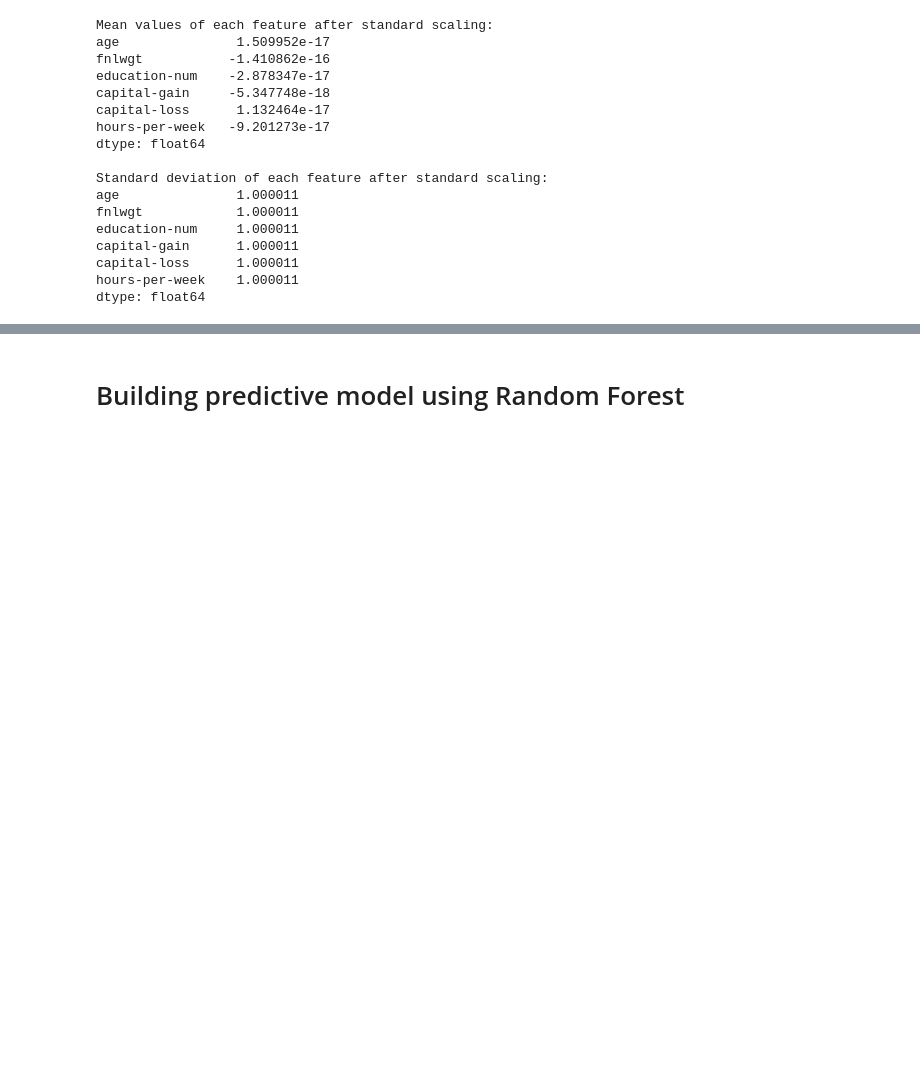
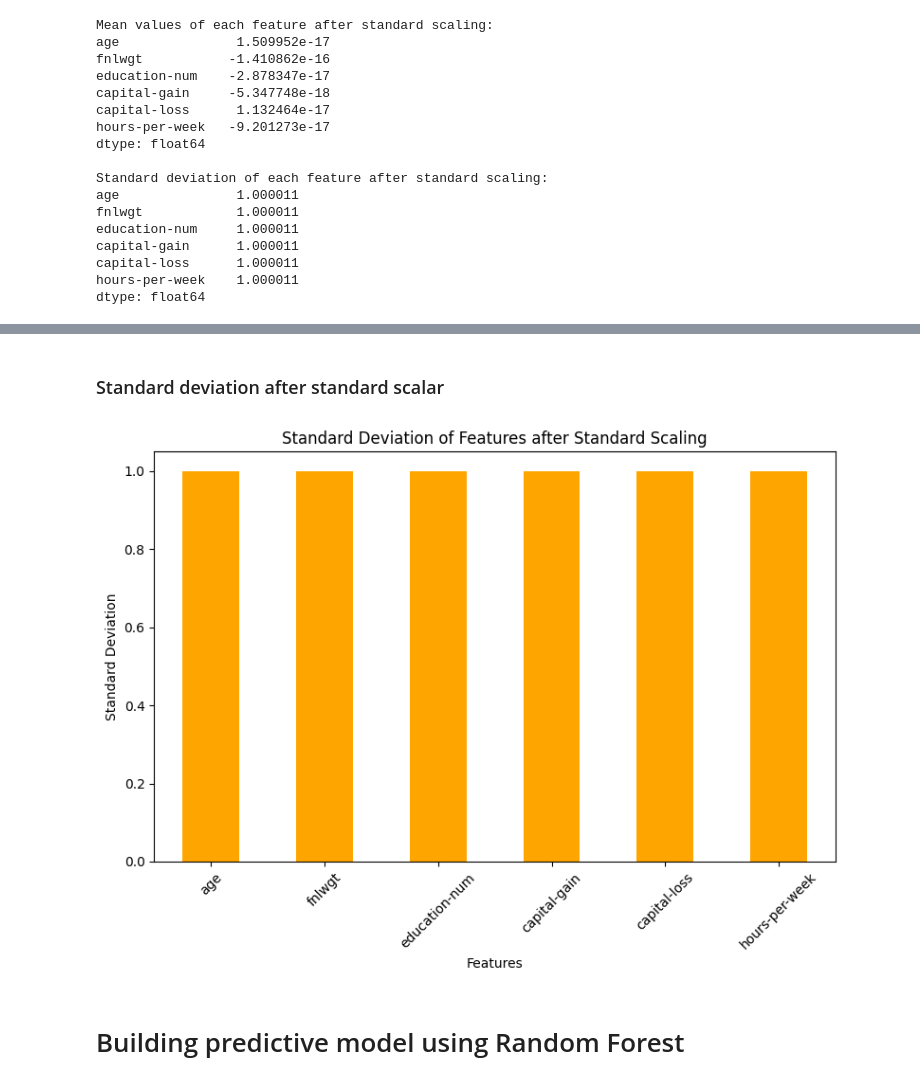
Before and after one commit to nikoyasam/MachineLearningCW, a Jupyter notebook: machine learninng/random forest.ipynb, the cells around one changed output, grey strips where cells are left out. Cells and saved outputs as stored; diff of their text form; code cells hidden in the pictures; blank space fills up the shorter version.

```diff
--- a/machine learninng/random forest.ipynb
+++ b/machine learninng/random forest.ipynb
@@ -269,3 +285,17 @@ dtype: float64
+# %% [markdown]
+### Standard deviation after standard scalar
+# %%
+# Plot standard deviation values
+plt.figure(figsize=(8, 6))
+std_values.plot(kind='bar', color='orange')
+plt.title('Standard Deviation of Features after Standard Scaling')
+plt.xlabel('Features')
+plt.ylabel('Standard Deviation')
+plt.xticks(rotation=45)
+plt.tight_layout()
+plt.show()
+# %% [output]
+[figure, added]
 # %% [markdown]
 # Building predictive model using Random Forest
 # %% [markdown]
```
Also changed, not shown: parts of 2 cells of this notebook.
